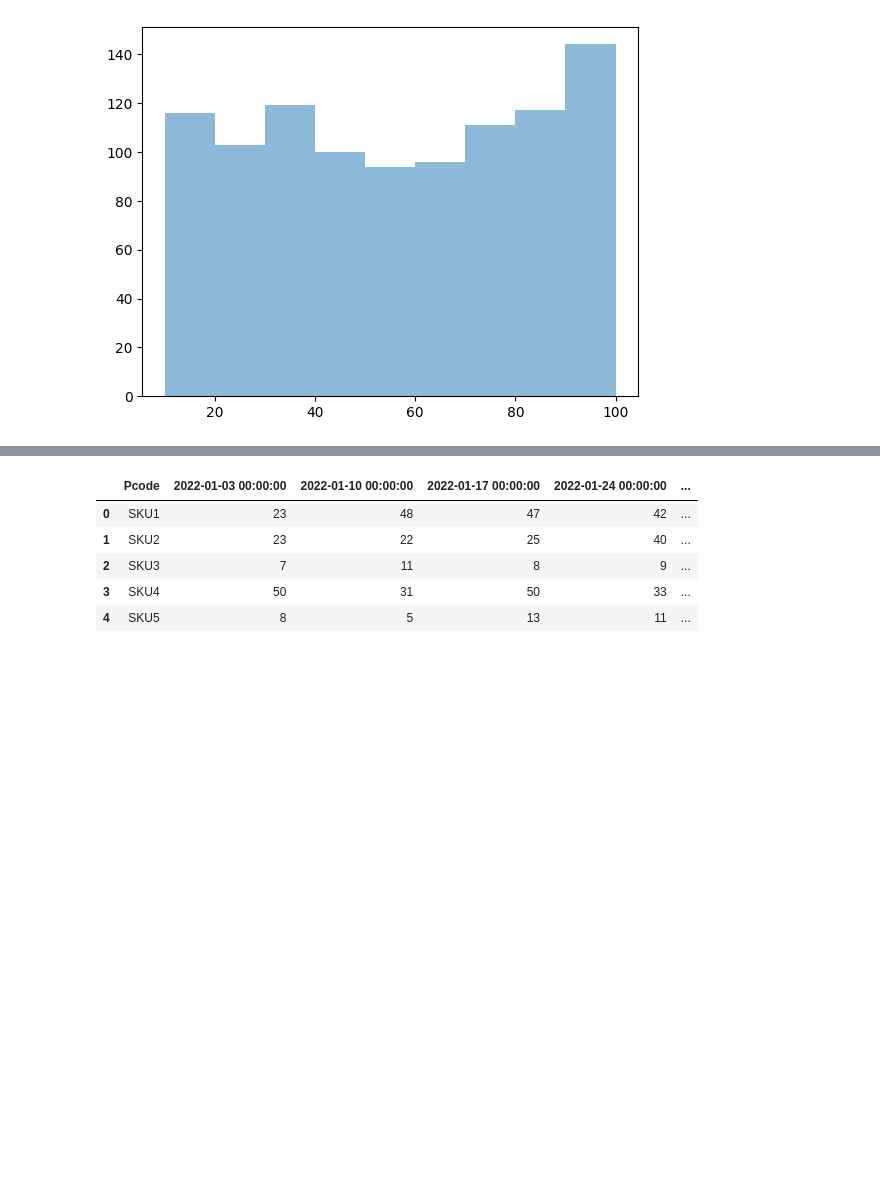
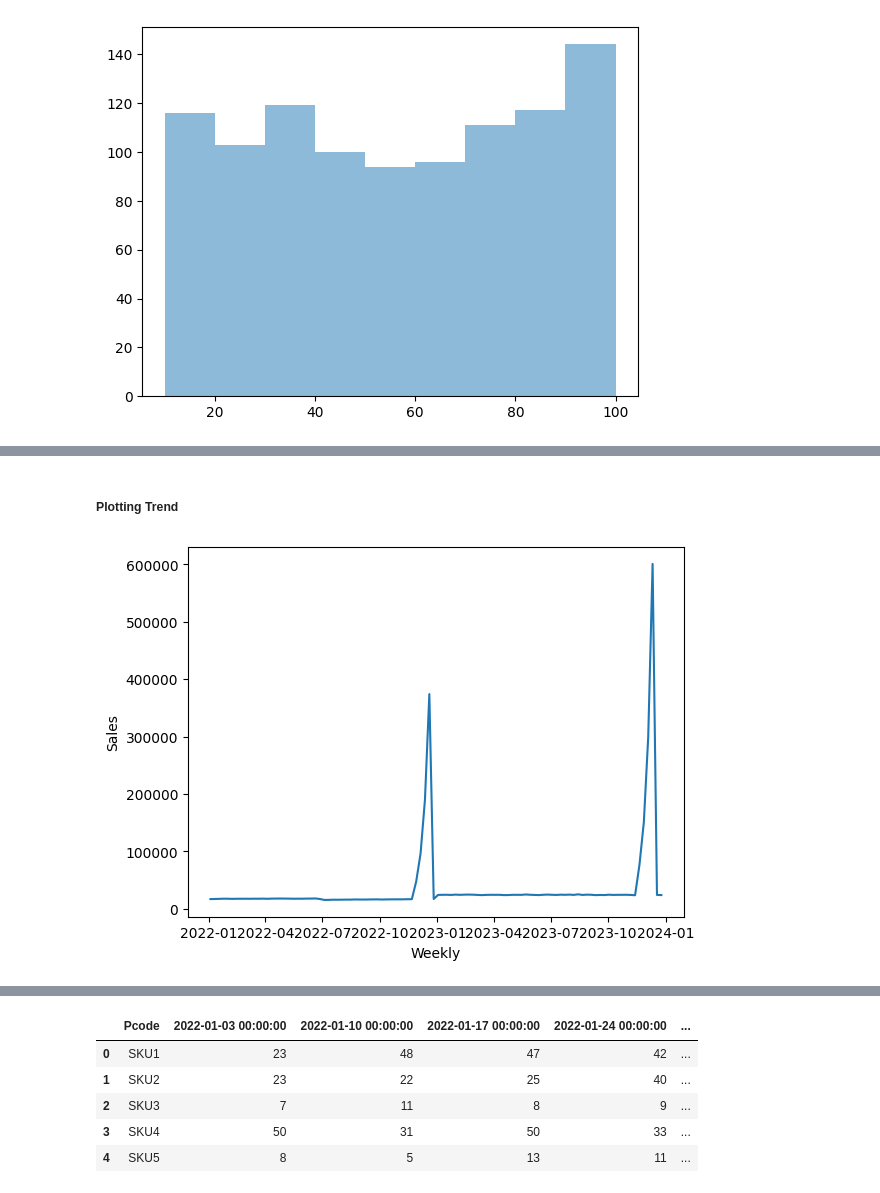
Before and after one commit to superpanditas/Quinio, a Jupyter notebook: Copia_de_Weekly_SKU_level_Product_Sales_Transactions.ipynb, the cells around one changed output, grey strips where cells are left out. Drawn from its saved outputs; the diff is of its cells as text; code cells hidden in the pictures; blank space fills up the shorter version.

```diff
--- a/Copia_de_Weekly_SKU_level_Product_Sales_Transactions.ipynb
+++ b/Copia_de_Weekly_SKU_level_Product_Sales_Transactions.ipynb
@@ -219,0 +229,28 @@ plt.show()
+# %%
+# Grouping by SKUs
+data_skus1 = store1.drop(['Price'], axis=1)
+data_skus1_sum = data_skus1.groupby(['Scode', 'Pcode']).agg('sum')
+
+# get stats for each SKUs
+b_stats_skus1 = data_skus1_sum.apply(calculate_stats, axis=1).round(1)
+
+# Print stats
+print('-----------------------------------------------------------------------------------------')
+print('The top 3 SKUs with highest week sales:')
+print(b_stats_skus1.sort_values('max', ascending=False).head(3))
+print('-----------------------------------------------------------------------------------------')
+print('The top 3 SKUs with lowest week sales:')
+print(b_stats_skus1.sort_values('min', ascending=True).head(3))
+print('-----------------------------------------------------------------------------------------')
+print('The top 3 SKUs with highest std:')
+print(b_stats_skus1.sort_values('std', ascending=False).head(3))
+print('-----------------------------------------------------------------------------------------')
+print('The top 3 SKUs with lowest std:')
+print(b_stats_skus1.sort_values('std', ascending=True).head(3))
+print('-----------------------------------------------------------------------------------------')
+print('The top 3 SKUs with highest mean:')
+print(b_stats_skus1.sort_values('mean', ascending=False).head(3))
+print('-----------------------------------------------------------------------------------------')
+print('The top 3 SKUs with lowest mean:')
+print(b_stats_skus1.sort_values('mean', ascending=True).head(3))
+print('-----------------------------------------------------------------------------------------')
@@ -219,0 +275,19 @@ plt.show()
+# %% [markdown]
+##### Plotting Trend
+# %%
+data_skus1_sum = data_skus1_sum.reset_index()
+data_skus1_temp = data_skus1_sum.drop('Pcode', axis=1)
+data_skus1_melted = pd.melt(data_skus1_temp, id_vars='Scode', var_name='Weekly', value_name='Sales')
+#print(data_skus1_melted)
+
+
+#data_1_skus = data_skus1_melted.drop('Pcode', axis=1)
+data_1_skus_agg = data_skus1_melted.groupby('Weekly').agg('sum')
+data_1_skus_agg = data_1_skus_agg.reset_index()
+#print(data_1_skus_agg)
+
+# Visualize Data
+sns.lineplot(x='Weekly', y='Sales', data=data_1_skus_agg)
+plt.show()
+# %% [output]
+[figure, added]
```
Also changed, not shown: parts of 11 cells of this notebook.
